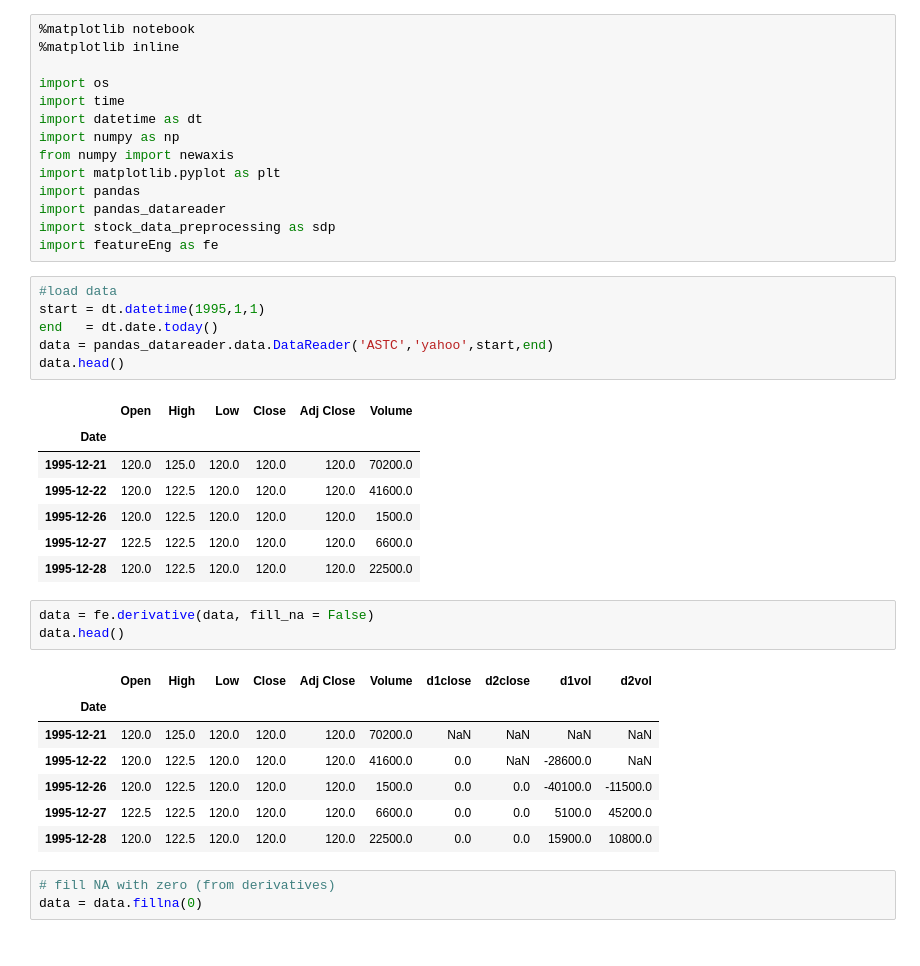
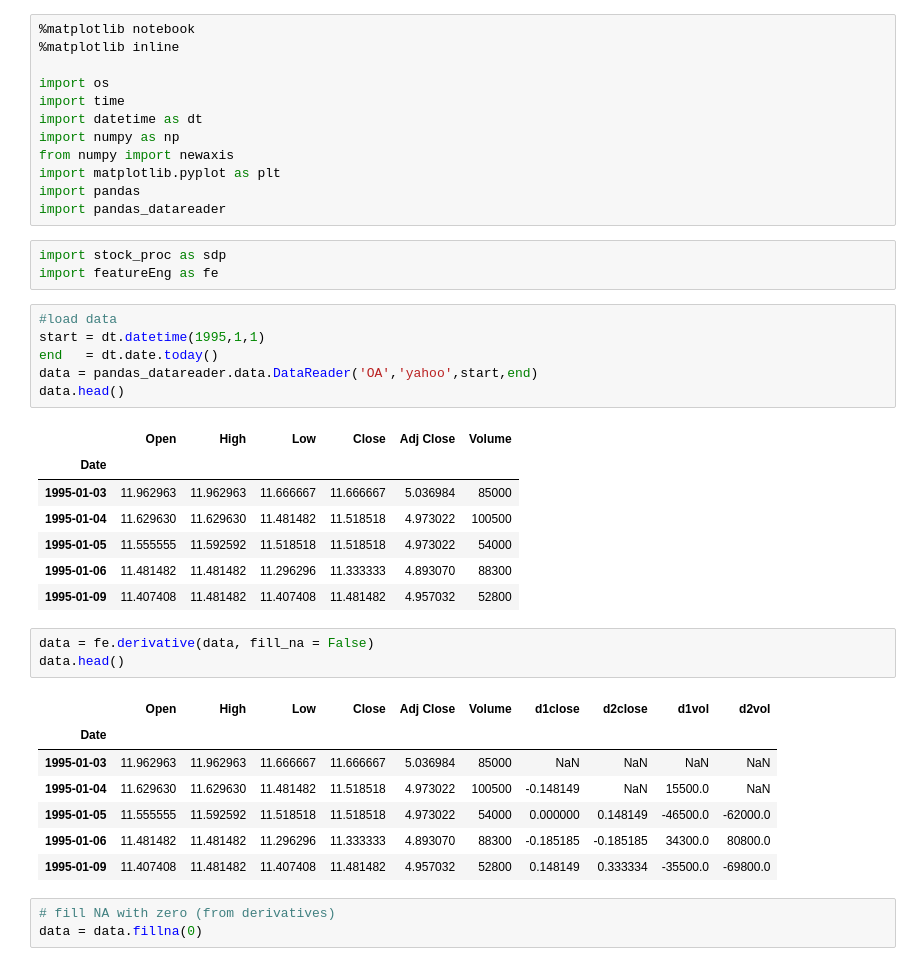
Before and after one commit to ChuckHend/ts-engine, a Jupyter notebook: Stock_pred_v2.ipynb, the cells around one changed output. Saved outputs shown, nothing was run; the diff lists cells and outputs as text.

```diff
--- a/Stock_pred_v2.ipynb
+++ b/Stock_pred_v2.ipynb
@@ -10,33 +10,34 @@ from numpy import newaxis
 import matplotlib.pyplot as plt
 import pandas
 import pandas_datareader
-import stock_data_preprocessing as sdp
-import featureEng as fe
+# %%
+import stock_proc as sdp
+import featureEng as fe
 # %%
 #load data
 start = dt.datetime(1995,1,1)
 end   = dt.date.today()
-data = pandas_datareader.data.DataReader('ASTC','yahoo',start,end)
+data = pandas_datareader.data.DataReader('OA','yahoo',start,end)
 data.head()
 # %% [output]
 |  | Open | High | Low | Close | Adj Close | Volume |
 | Date |  |  |  |  |  |  |
-| 1995-12-21 | 120.0 | 125.0 | 120.0 | 120.0 | 120.0 | 70200.0 |
-| 1995-12-22 | 120.0 | 122.5 | 120.0 | 120.0 | 120.0 | 41600.0 |
-| 1995-12-26 | 120.0 | 122.5 | 120.0 | 120.0 | 120.0 | 1500.0 |
-| 1995-12-27 | 122.5 | 122.5 | 120.0 | 120.0 | 120.0 | 6600.0 |
-| 1995-12-28 | 120.0 | 122.5 | 120.0 | 120.0 | 120.0 | 22500.0 |
+| 1995-01-03 | 11.962963 | 11.962963 | 11.666667 | 11.666667 | 5.036984 | 85000 |
+| 1995-01-04 | 11.629630 | 11.629630 | 11.481482 | 11.518518 | 4.973022 | 100500 |
+| 1995-01-05 | 11.555555 | 11.592592 | 11.518518 | 11.518518 | 4.973022 | 54000 |
+| 1995-01-06 | 11.481482 | 11.481482 | 11.296296 | 11.333333 | 4.893070 | 88300 |
+| 1995-01-09 | 11.407408 | 11.481482 | 11.407408 | 11.481482 | 4.957032 | 52800 |
 # %%
 data = fe.derivative(data, fill_na = False)
 data.head()
 # %% [output]
 |  | Open | High | Low | Close | Adj Close | Volume | d1close | d2close | d1vol | d2vol |
 | Date |  |  |  |  |  |  |  |  |  |  |
-| 1995-12-21 | 120.0 | 125.0 | 120.0 | 120.0 | 120.0 | 70200.0 | NaN | NaN | NaN | NaN |
-| 1995-12-22 | 120.0 | 122.5 | 120.0 | 120.0 | 120.0 | 41600.0 | 0.0 | NaN | -28600.0 | NaN |
-| 1995-12-26 | 120.0 | 122.5 | 120.0 | 120.0 | 120.0 | 1500.0 | 0.0 | 0.0 | -40100.0 | -11500.0 |
-| 1995-12-27 | 122.5 | 122.5 | 120.0 | 120.0 | 120.0 | 6600.0 | 0.0 | 0.0 | 5100.0 | 45200.0 |
-| 1995-12-28 | 120.0 | 122.5 | 120.0 | 120.0 | 120.0 | 22500.0 | 0.0 | 0.0 | 15900.0 | 10800.0 |
+| 1995-01-03 | 11.962963 | 11.962963 | 11.666667 | 11.666667 | 5.036984 | 85000 | NaN | NaN | NaN | NaN |
+| 1995-01-04 | 11.629630 | 11.629630 | 11.481482 | 11.518518 | 4.973022 | 100500 | -0.148149 | NaN | 15500.0 | NaN |
+| 1995-01-05 | 11.555555 | 11.592592 | 11.518518 | 11.518518 | 4.973022 | 54000 | 0.000000 | 0.148149 | -46500.0 | -62000.0 |
+| 1995-01-06 | 11.481482 | 11.481482 | 11.296296 | 11.333333 | 4.893070 | 88300 | -0.185185 | -0.185185 | 34300.0 | 80800.0 |
+| 1995-01-09 | 11.407408 | 11.481482 | 11.407408 | 11.481482 | 4.957032 | 52800 | 0.148149 | 0.333334 | -35500.0 | -69800.0 |
 # %%
 # fill NA with zero (from derivatives)
 data = data.fillna(0)
```
Also changed, not shown: parts of 17 cells of this notebook, 2 other files.
